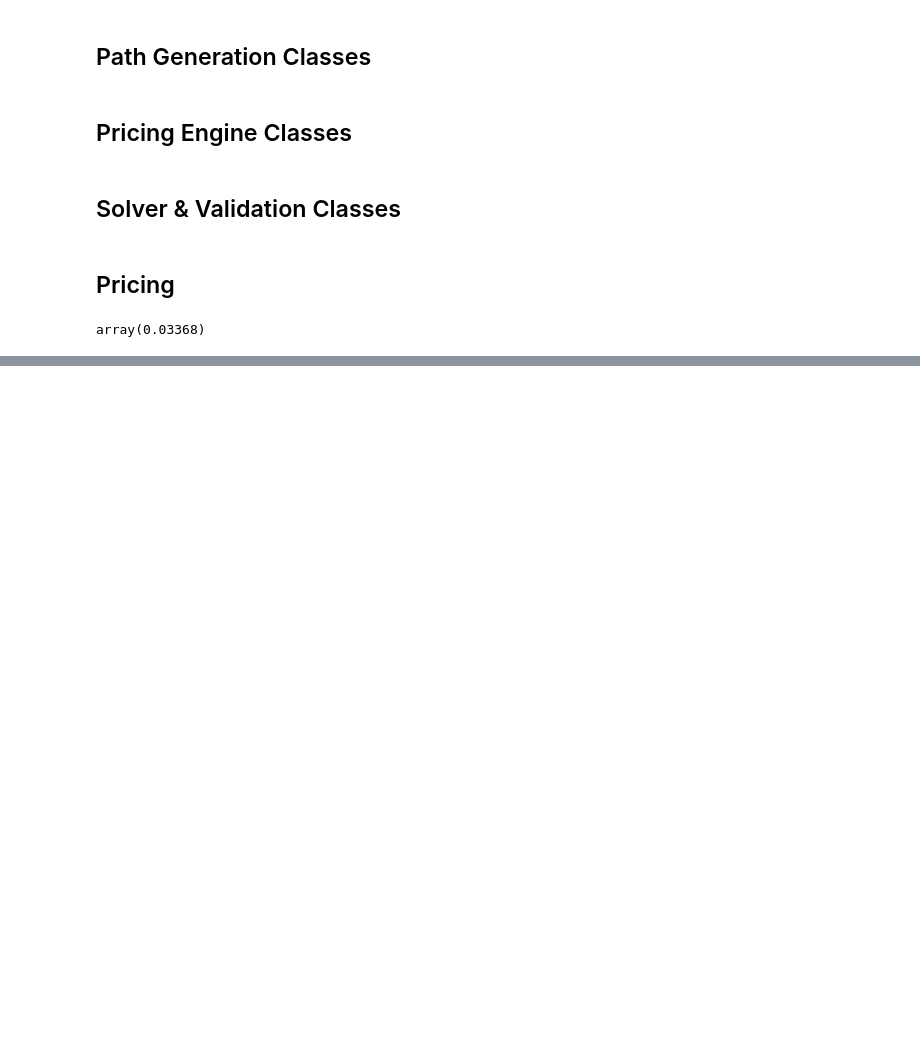
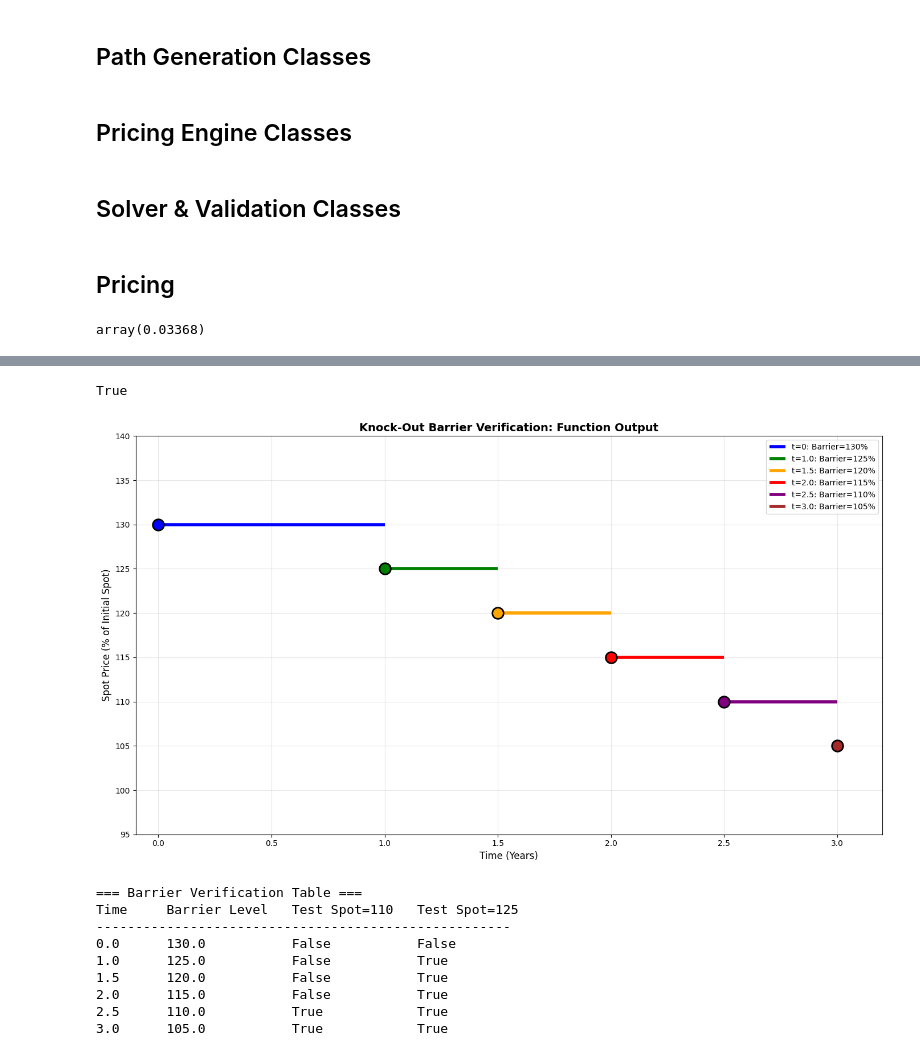
Before and after one commit to cyrusysleung/FINA4150_Group_Project, a Jupyter notebook: Project.ipynb, the cells around one changed output, grey strips where cells are left out. Cells and saved outputs as stored; diff of their text form; code cells hidden in the pictures; blank space fills up the shorter version.

```diff
--- a/Project.ipynb
+++ b/Project.ipynb
@@ -268,0 +344,59 @@ array(0.03368)
+# %%
+b = Barrier(x=[0, 1.0, 1.5, 2.0, 2.5, 3.0], y=[130, 125, 120, 115, 110, 105], cont=True)
+# %%
+b(0.3, 137)
+# %% [output]
+True
+# %%
+plt.figure(figsize=(14, 8))
+
+# Test the barrier function at different spot prices and time points
+spot_prices = np.linspace(50, 150, 100)
+
+# Plot horizontal step function showing barrier at each time period
+colors = ['blue', 'green', 'orange', 'red', 'purple', 'brown']
+for i in range(len(b.x)):
+    current_time = b.x[i]
+    current_barrier = b.y[i]
+
+    # Determine the next time point (or end at maturity)
+    if i < len(b.x) - 1:
+        next_time = b.x[i + 1]
+    else:
+        next_time = 3.0
+
+    # Draw horizontal line at barrier level from current_time to next_time
+    plt.hlines(current_barrier, current_time, next_time, colors=colors[i], linewidth=4, label=f't={current_time}: Barrier={current_barrier}%')
+    plt.scatter([current_time], [current_barrier], color=colors[i], s=200, marker='o', zorder=5, edgecolors='black', linewidth=2)
+
+plt.xlabel('Time (Years)', fontsize=12)
+plt.ylabel('Spot Price (% of Initial Spot)', fontsize=12)
+plt.title('Knock-Out Barrier Verification: Function Output', fontsize=14, fontweight='bold')
+plt.grid(True, alpha=0.3)
+plt.legend(fontsize=10, loc='best')
+plt.xlim(-0.1, 3.2)
+plt.ylim(95, 140)
+plt.tight_layout()
+plt.show()
+
+# Print verification table
+print("\n=== Barrier Verification Table ===")
+print(f"{'Time':<8} {'Barrier Level':<15} {'Test Spot=110':<15} {'Test Spot=125':<15}")
+print("-" * 53)
+for t in b.x:
+    trigger_110 = b(t, 110)
+    trigger_125 = b(t, 125)
+    barrier_level = b.y[list(b.x).index(t)]
+
+    print(f"{t:<8.1f} {barrier_level:<15.1f} {str(trigger_110):<15} {str(trigger_125):<15}")
+# %% [output]
+[figure, added]
+=== Barrier Verification Table ===
+Time     Barrier Level   Test Spot=110   Test Spot=125
+-----------------------------------------------------
+0.0      130.0           False           False
+1.0      125.0           False           True
+1.5      120.0           False           True
+2.0      115.0           False           True
+2.5      110.0           True            True
+3.0      105.0           True            True
```
Also changed, not shown: parts of 7 cells of this notebook, 6 other files.
